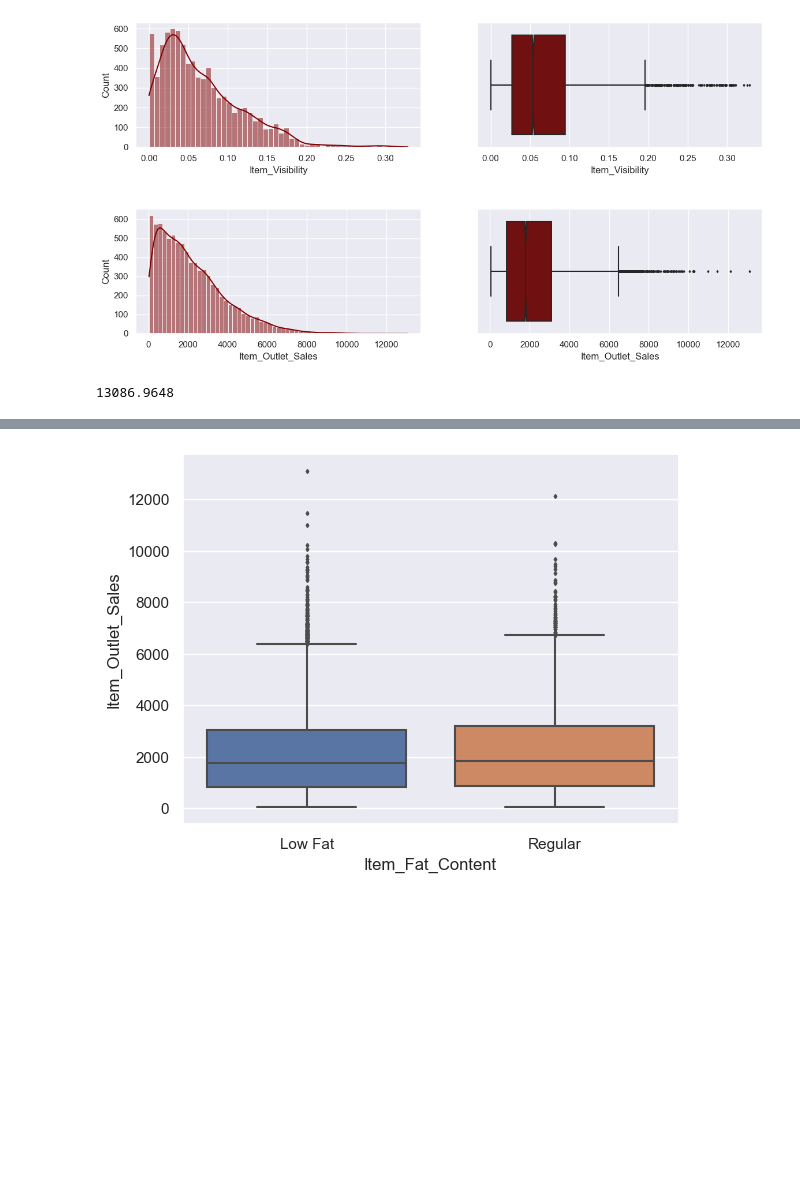
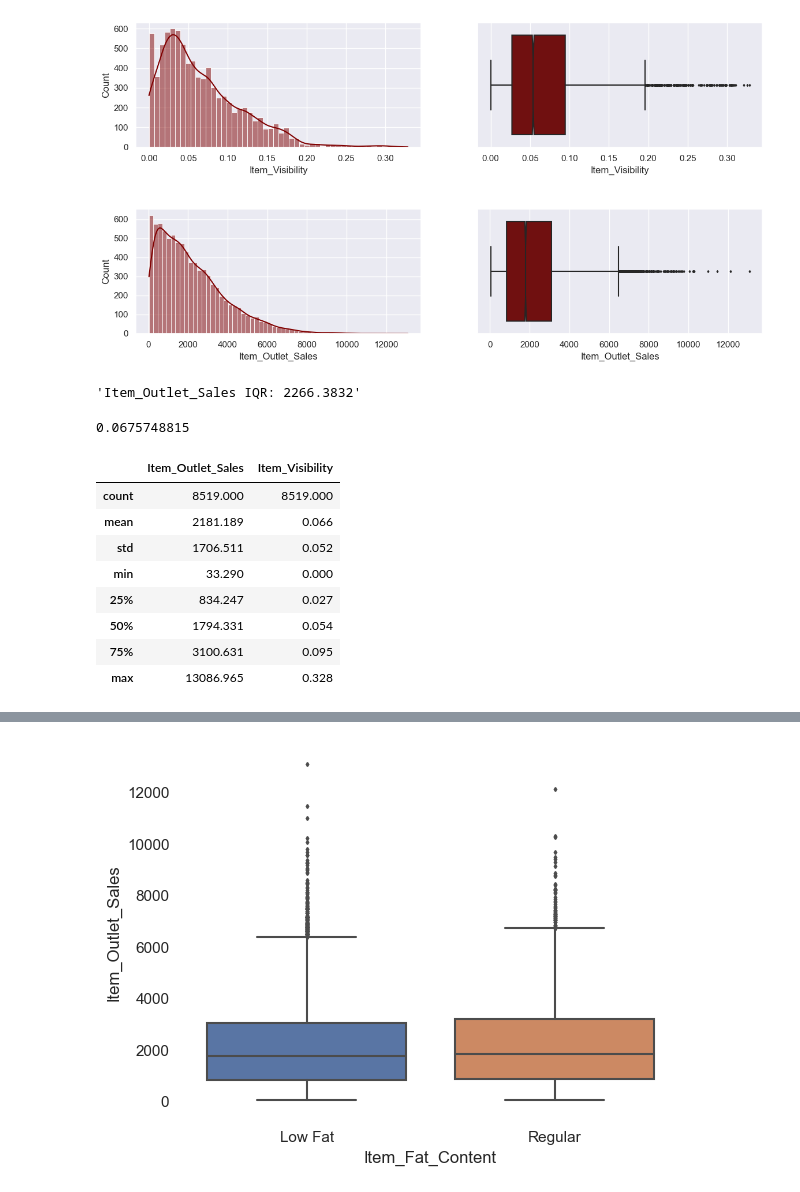
Before and after one commit to john-a-dixon/forecasting-food-sales, a Jupyter notebook: forecasting-food-sales.ipynb, the cells around one changed output, grey strips where cells are left out. Saved outputs shown, nothing was run; the diff lists cells and outputs as text; code cells hidden in the pictures; blank space fills up the shorter version.

```diff
--- a/forecasting-food-sales.ipynb
+++ b/forecasting-food-sales.ipynb
@@ -523,8 +528,22 @@ sns.histplot(data=food_sales_df, x='Item_Outlet_Sales', ax=axes[1, 0], kde=True,
 sns.boxplot(data=food_sales_df, x='Item_Outlet_Sales', ax=axes[1, 1], notch=True, color='Maroon', fliersize=2);
 # %% [output]
 [figure]
-# %%
-food_sales_df[['Item_Visibility', 'Item_Outlet_Sales']].describe().round(3)
-food_sales_df['Item_Outlet_Sales']
-# %% [output]
-13086.9648
+# %%
+# https://www.geeksforgeeks.org/how-to-use-pandas-filter-with-iqr/
+item_outlet_sales_IQR = np.quantile(food_sales_df['Item_Outlet_Sales'], 0.75) - np.quantile(food_sales_df['Item_Outlet_Sales'], 0.25)
+item_visibility_sales_IQR = np.quantile(food_sales_df['Item_Visibility'], 0.75) - np.quantile(food_sales_df['Item_Visibility'], 0.25)
+display(f'Item_Outlet_Sales IQR: {item_outlet_sales_IQR}')
+display(item_visibility_sales_IQR)
+food_sales_df[['Item_Outlet_Sales', 'Item_Visibility']].describe().round(3)
+# %% [output]
+'Item_Outlet_Sales IQR: 2266.3832'
+0.0675748815
+|  | Item_Outlet_Sales | Item_Visibility |
+| count | 8519.000 | 8519.000 |
+| mean | 2181.189 | 0.066 |
+| std | 1706.511 | 0.052 |
+| min | 33.290 | 0.000 |
+| 25% | 834.247 | 0.027 |
+| 50% | 1794.331 | 0.054 |
+| 75% | 3100.631 | 0.095 |
+| max | 13086.965 | 0.328 |
```
Also changed, not shown: parts of 7 cells of this notebook.
